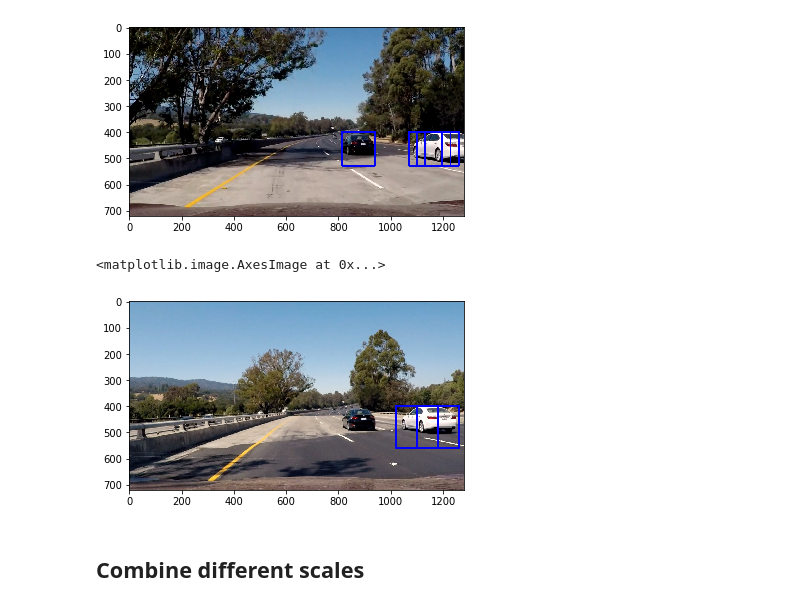
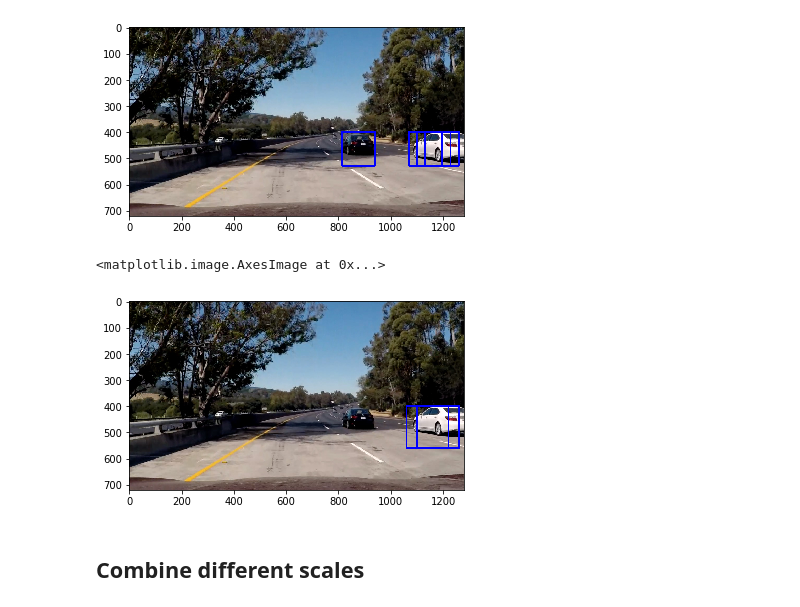
Before and after one commit to root221/CarND-Vehicle-Detection, a Jupyter notebook: VehicleDetectionAndTracking.ipynb, the cells around one changed output. Drawn from its saved outputs; the diff is of its cells as text; code cells hidden in the pictures.

```diff
--- a/VehicleDetectionAndTracking.ipynb
+++ b/VehicleDetectionAndTracking.ipynb
@@ -321,14 +380,14 @@ plt.imshow(draw_img)
 <matplotlib.image.AxesImage at 0x...>
 [figure]
 # %%
-image = cv2.imread('test_images/test4.jpg')
+image = cv2.imread('test_images/test5.jpg')
 image = cv2.cvtColor(image,cv2.COLOR_BGR2RGB)
 scale = 2.5
 draw_img,box_list = find_cars(image,scale,13,16,2,svc,1,400,720,300,1280)
 plt.imshow(draw_img)
 # %% [output]
 <matplotlib.image.AxesImage at 0x...>
-[figure, old version]
+[figure, new version]
 # %% [markdown]
 ## Combine different scales
 # %%
```
Also changed, not shown: parts of 9 cells of this notebook.
